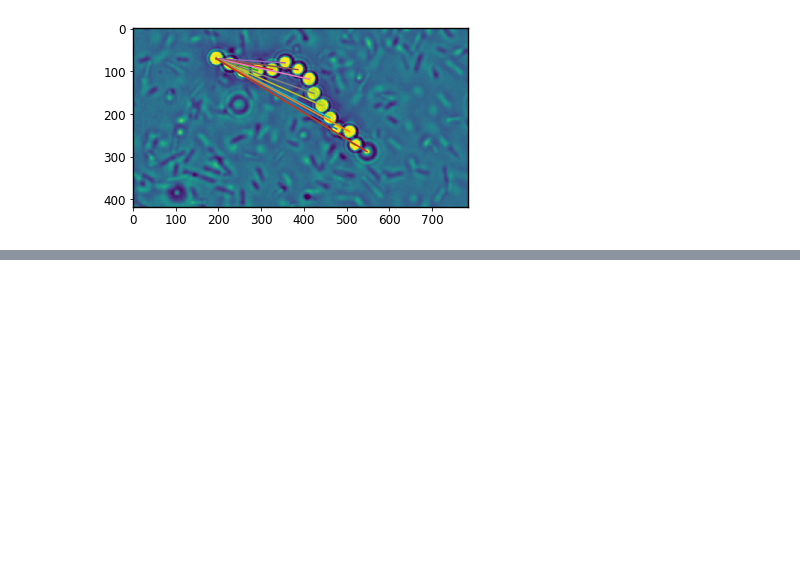
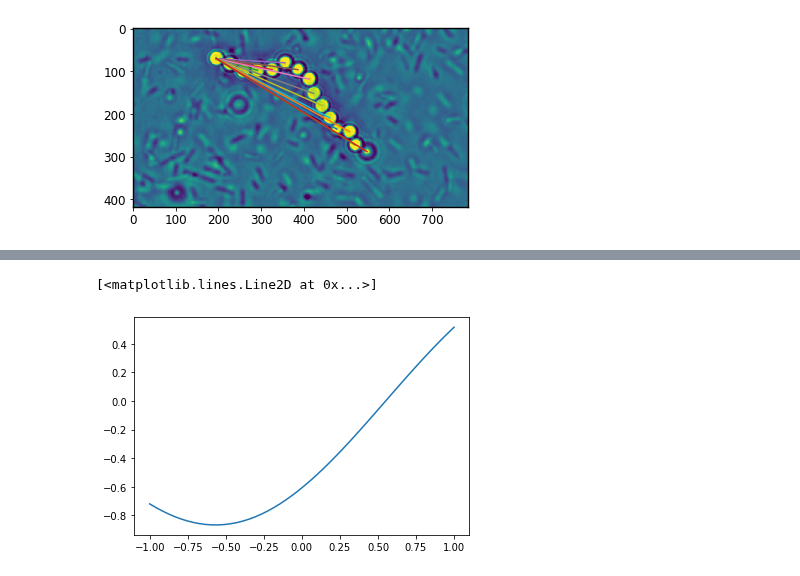
Before and after one commit to ZLoverty/Python, a Jupyter notebook: mylib/xiaolei/chain/chain-characterize.ipynb, the cells around one changed output, grey strips where cells are left out. Drawn from its saved outputs; the diff is of its cells as text; code cells hidden in the pictures; blank space fills up the shorter version.

```diff
--- a/mylib/xiaolei/chain/chain-characterize.ipynb
+++ b/mylib/xiaolei/chain/chain-characterize.ipynb
@@ -274,0 +311,7 @@ for i in order_pNo:
+# %%
+def dfunc(x):
+    a = 1.5
+    b = np.cos(np.pi*a/2)*math.gamma(5/4)*hypergeom(-a/2, 0.5, x**2/2)
+    c = np.sqrt(2)*x*np.sin(np.pi*a/2)*math.gamma(7/4)*hypergeom(-0.25, 1.5, x**2/2)
+    y = 2**(a/2)/np.sqrt(np.pi)*np.exp(-x**2/4)*(b+c)
+    return y
@@ -274,0 +353,10 @@ for i in order_pNo:
+# %%
+x = np.linspace(-1, 1)
+y = []
+for xx in x:
+    y.append(dfunc(xx))
+# %%
+plt.plot(x, y)
+# %% [output]
+[<matplotlib.lines.Line2D at 0x...>]
+[figure, added]
```
Also changed, not shown: parts of 7 cells of this notebook, 3 other files.
